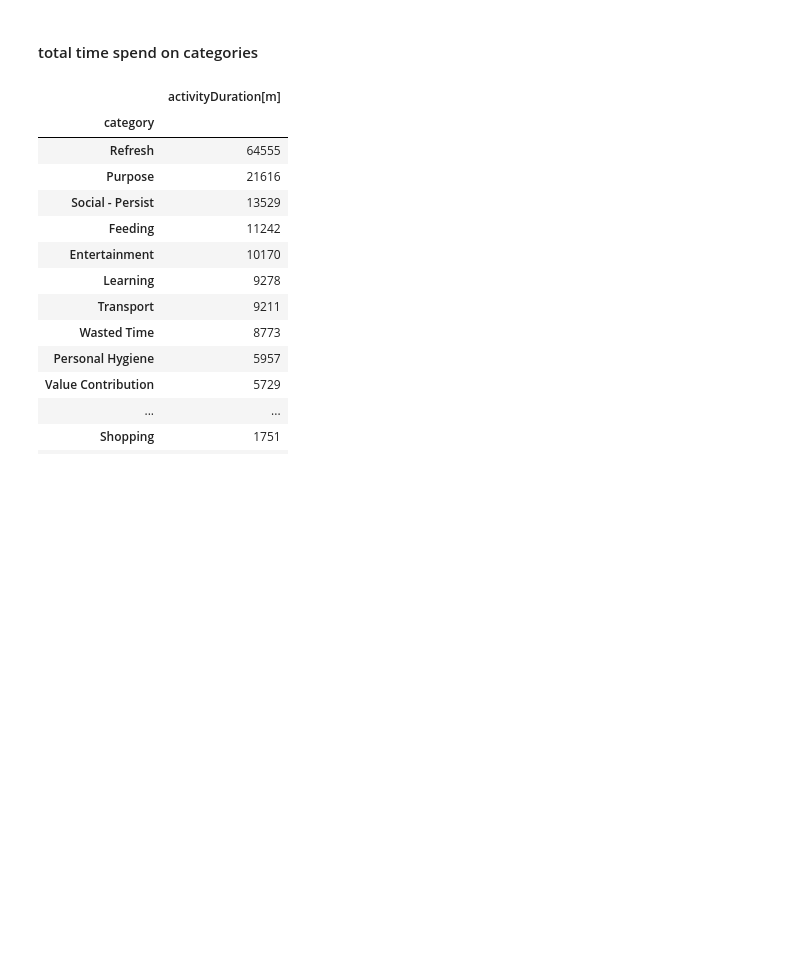
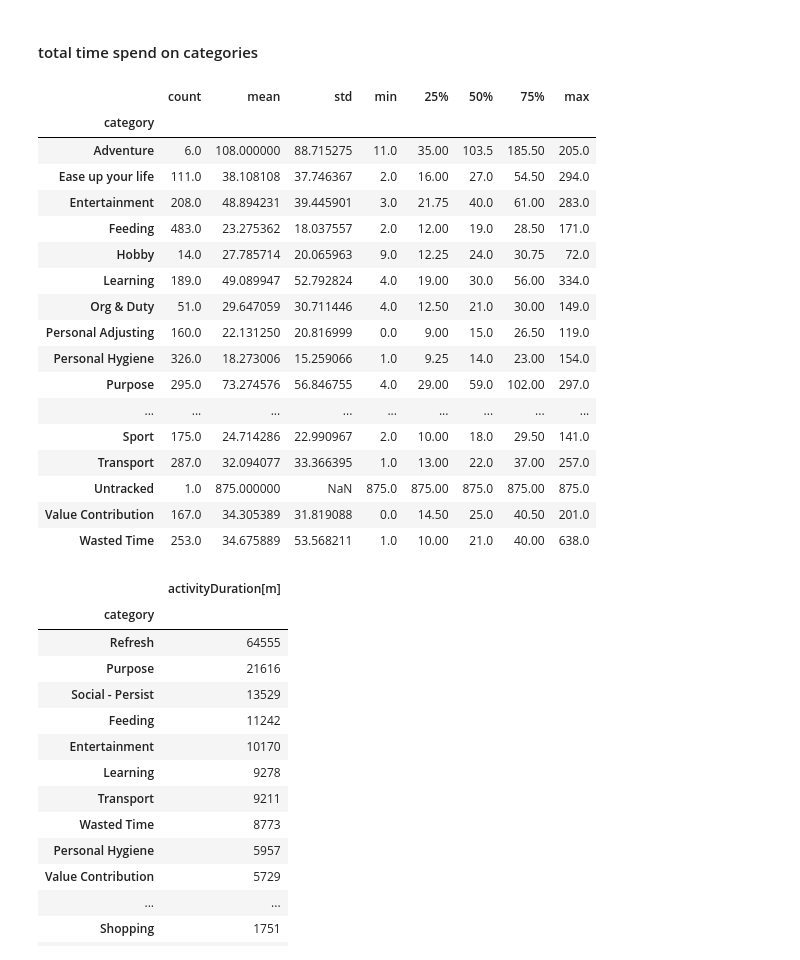
Before and after one commit to FollowJack/machine-learning-masterclass, a Jupyter notebook: project_10_activity_analysis/01_data_exploratory_analysis.ipynb, the cells around one changed output. Drawn from its saved outputs; the diff is of its cells as text; code cells hidden in the pictures; blank space fills up the shorter version.

Commit message:
Update outline for machine learning

```diff
--- a/project_10_activity_analysis/01_data_exploratory_analysis.ipynb
+++ b/project_10_activity_analysis/01_data_exploratory_analysis.ipynb
@@ -304,6 +304,27 @@ Conclusion: TODO What does this information bring me?
 ### Clean table creation - Generating Insights - Questions
 # %% [markdown]
 #### total time spend on categories
+# %%
+clean_table.groupby('category')['activityDuration[m]'].describe()
+# %% [output]
+|  | count | mean | std | min | 25% | 50% | 75% | max |
+| category |  |  |  |  |  |  |  |  |
+| Adventure | 6.0 | 108.000000 | 88.715275 | 11.0 | 35.00 | 103.5 | 185.50 | 205.0 |
+| Ease up your life | 111.0 | 38.108108 | 37.746367 | 2.0 | 16.00 | 27.0 | 54.50 | 294.0 |
+| Entertainment | 208.0 | 48.894231 | 39.445901 | 3.0 | 21.75 | 40.0 | 61.00 | 283.0 |
+| Feeding | 483.0 | 23.275362 | 18.037557 | 2.0 | 12.00 | 19.0 | 28.50 | 171.0 |
+| Hobby | 14.0 | 27.785714 | 20.065963 | 9.0 | 12.25 | 24.0 | 30.75 | 72.0 |
+| Learning | 189.0 | 49.089947 | 52.792824 | 4.0 | 19.00 | 30.0 | 56.00 | 334.0 |
+| Org & Duty | 51.0 | 29.647059 | 30.711446 | 4.0 | 12.50 | 21.0 | 30.00 | 149.0 |
+| Personal Adjusting | 160.0 | 22.131250 | 20.816999 | 0.0 | 9.00 | 15.0 | 26.50 | 119.0 |
+| Personal Hygiene | 326.0 | 18.273006 | 15.259066 | 1.0 | 9.25 | 14.0 | 23.00 | 154.0 |
+| Purpose | 295.0 | 73.274576 | 56.846755 | 4.0 | 29.00 | 59.0 | 102.00 | 297.0 |
+| ... | ... | ... | ... | ... | ... | ... | ... | ... |
+| Sport | 175.0 | 24.714286 | 22.990967 | 2.0 | 10.00 | 18.0 | 29.50 | 141.0 |
+| Transport | 287.0 | 32.094077 | 33.366395 | 1.0 | 13.00 | 22.0 | 37.00 | 257.0 |
+| Untracked | 1.0 | 875.000000 | NaN | 875.0 | 875.00 | 875.0 | 875.00 | 875.0 |
+| Value Contribution | 167.0 | 34.305389 | 31.819088 | 0.0 | 14.50 | 25.0 | 40.50 | 201.0 |
+| Wasted Time | 253.0 | 34.675889 | 53.568211 | 1.0 | 10.00 | 21.0 | 40.00 | 638.0 |
 # %%
 category_sum = clean_table.groupby('category').sum().sort_values(
     'activityDuration[m]', ascending=False)
```
Also changed, not shown: parts of 2 cells of this notebook, 7 other files.
